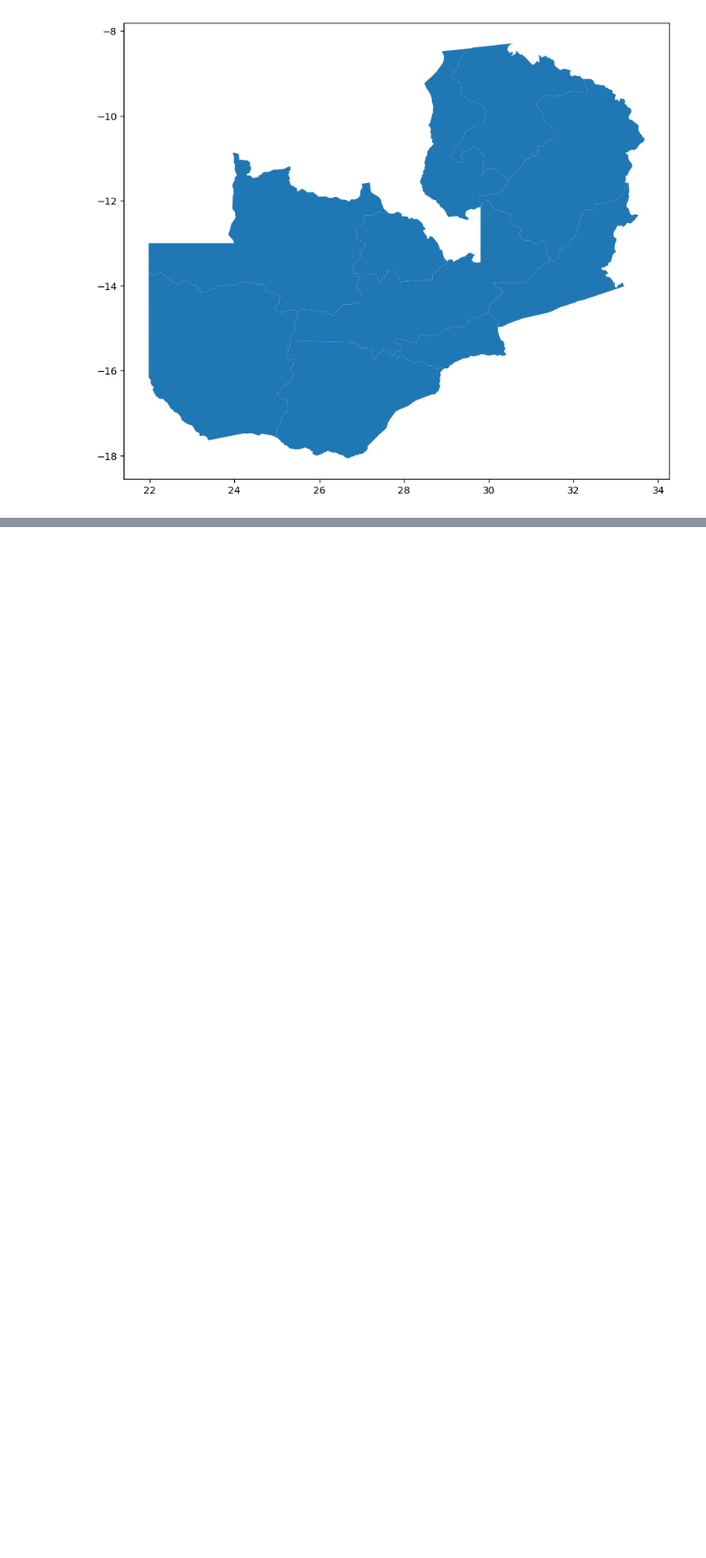
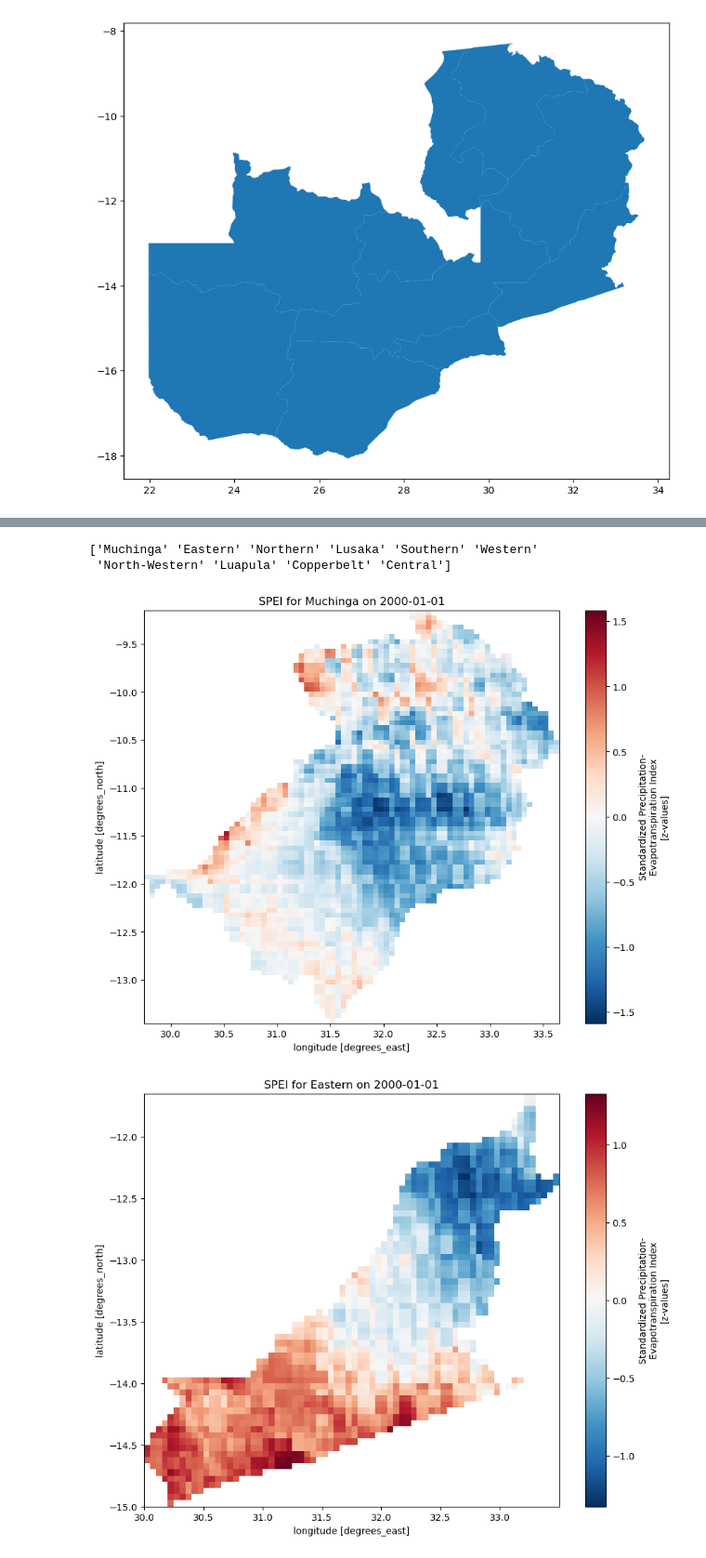
Before and after one commit to annamwaller/zambia, a Jupyter notebook: SPEI_Data.ipynb, the cells around one changed output, grey strips where cells are left out. Shown: that part at 93% size. Saved outputs shown, nothing was run; the diff lists cells and outputs as text; code cells hidden in the pictures; blank space fills up the shorter version.

Commit message:
added SPEI calculation workflow

```diff
--- a/SPEI_Data.ipynb
+++ b/SPEI_Data.ipynb
@@ -30,0 +63,3 @@ gdf.crs = 'EPSG:4326'
+# %%
+# set spatial dimensions
+spei_data_filtered.rio.set_spatial_dims(x_dim = 'lon', y_dim = 'lat', inplace = True)
@@ -30,0 +84,3 @@ gdf.crs = 'EPSG:4326'
+# %%
+# define CRS
+spei_data_filtered.rio.write_crs('EPSG:4326', inplace = True)
@@ -30,0 +105,3 @@ gdf.crs = 'EPSG:4326'
+# %%
+# convert 'time' coordinate to datetime
+spei_data_filtered['time'] = pd.to_datetime(spei_data_filtered['time'].values)
@@ -30,0 +119,21 @@ gdf.crs = 'EPSG:4326'
+# %%
+# create variable identifying province names
+provinces = gdf['name'].unique()
+print(provinces)
+# %% [output]
+['Muchinga' 'Eastern' 'Northern' 'Lusaka' 'Southern' 'Western'
+ 'North-Western' 'Luapula' 'Copperbelt' 'Central']
+# %%
+for province in provinces:
+    province_geom = gdf[gdf['name'] == province].geometry.iloc[0]
+    spei_clipped = spei_data_filtered.rio.clip([mapping(province_geom)], crs=gdf.crs)
+    spei_variable = spei_clipped['spei']
+
+    # plot first time step
+    spei_variable.sel(time='2000-01-01').plot(figsize=(10, 8))
+
+    plt.title(f'SPEI for {province} on 2000-01-01')
+    plt.show()
+# %% [output]
+[figure, added]
+[figure, added]
```
Also changed, not shown: parts of 21 cells of this notebook.
